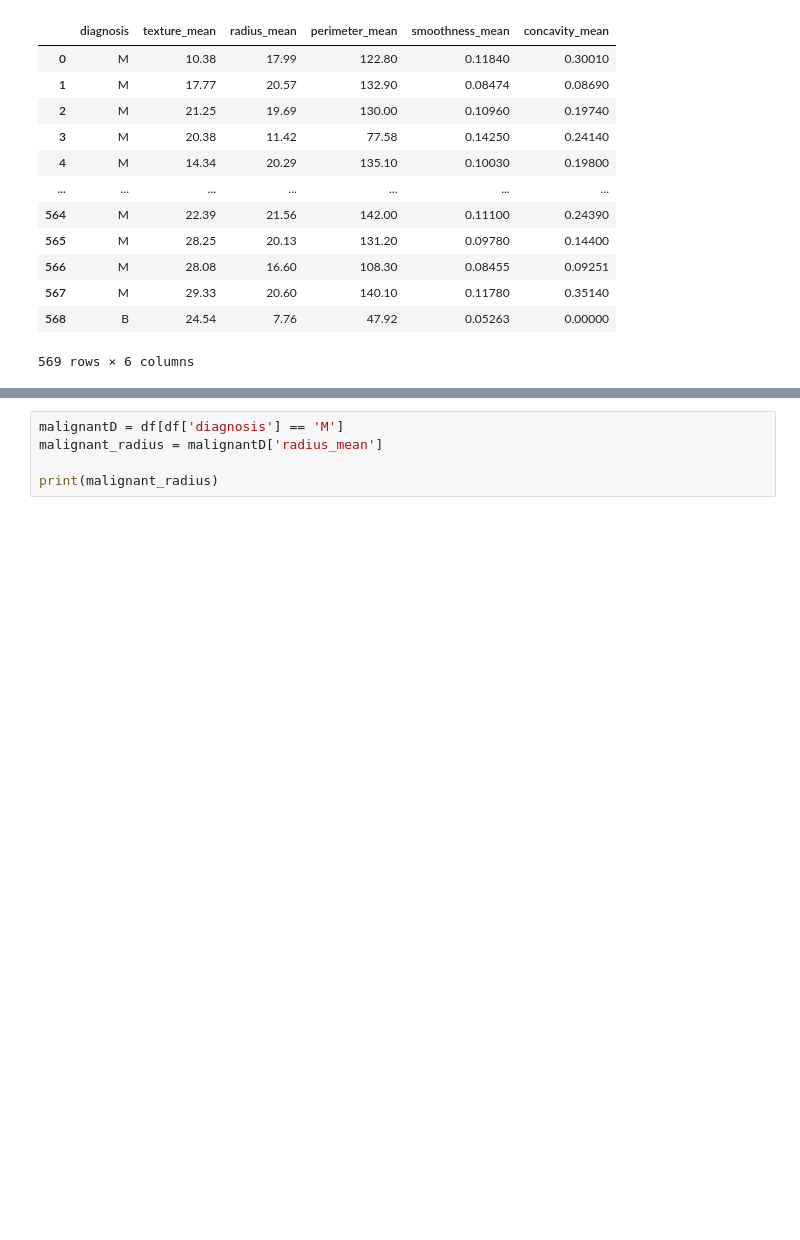
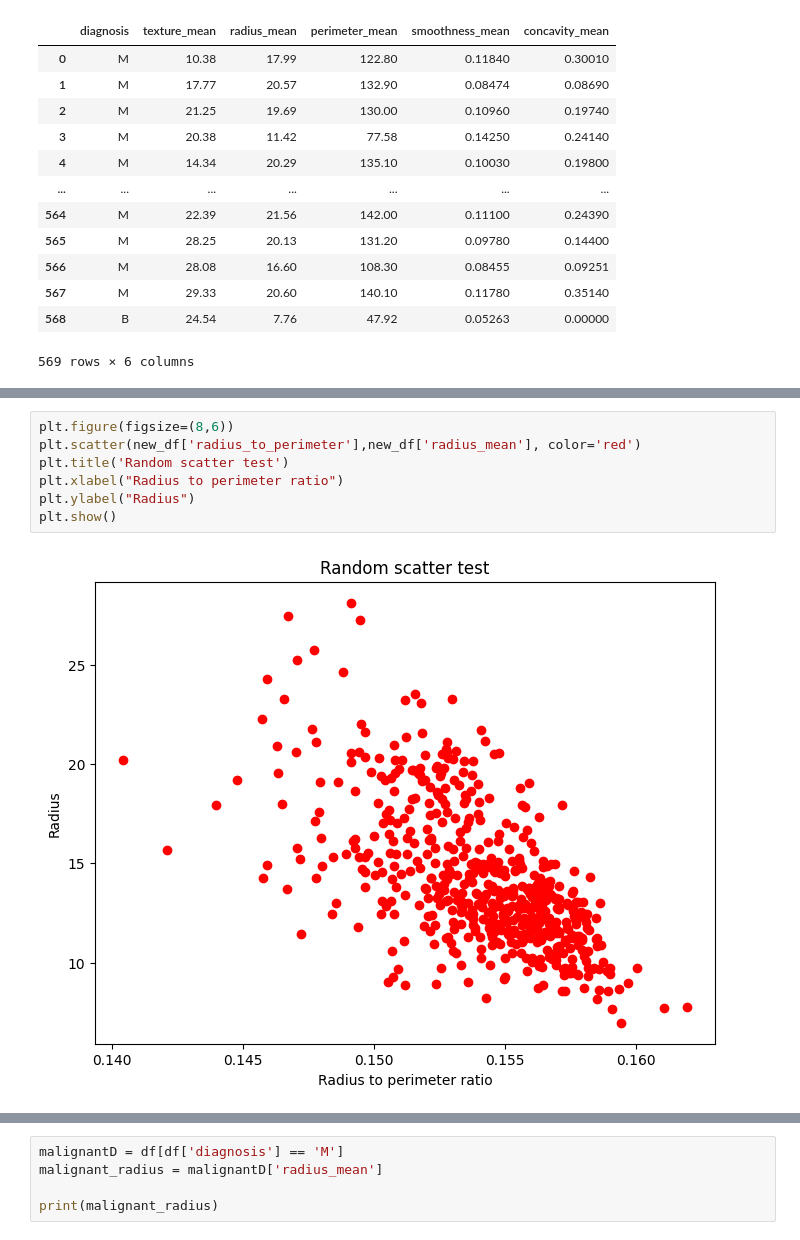
Before and after one commit to rrepetto99/Programming-practice, a Jupyter notebook: exercises/Python practice/cancer.ipynb, the cells around one changed output, grey strips where cells are left out. Cells and saved outputs as stored; diff of their text form; blank space fills up the shorter version.

Commit message:
plotting scatter

```diff
--- a/exercises/Python practice/cancer.ipynb
+++ b/exercises/Python practice/cancer.ipynb
@@ -89,2 +112,11 @@ new_df
+# %%
+plt.figure(figsize=(8,6))
+plt.scatter(new_df['radius_to_perimeter'],new_df['radius_mean'], color='red')
+plt.title('Random scatter test')
+plt.xlabel("Radius to perimeter ratio")
+plt.ylabel("Radius")
+plt.show()
+# %% [output]
+[figure, added]
 # %%
 #Filter data
```
Also changed, not shown: parts of 2 cells of this notebook.
